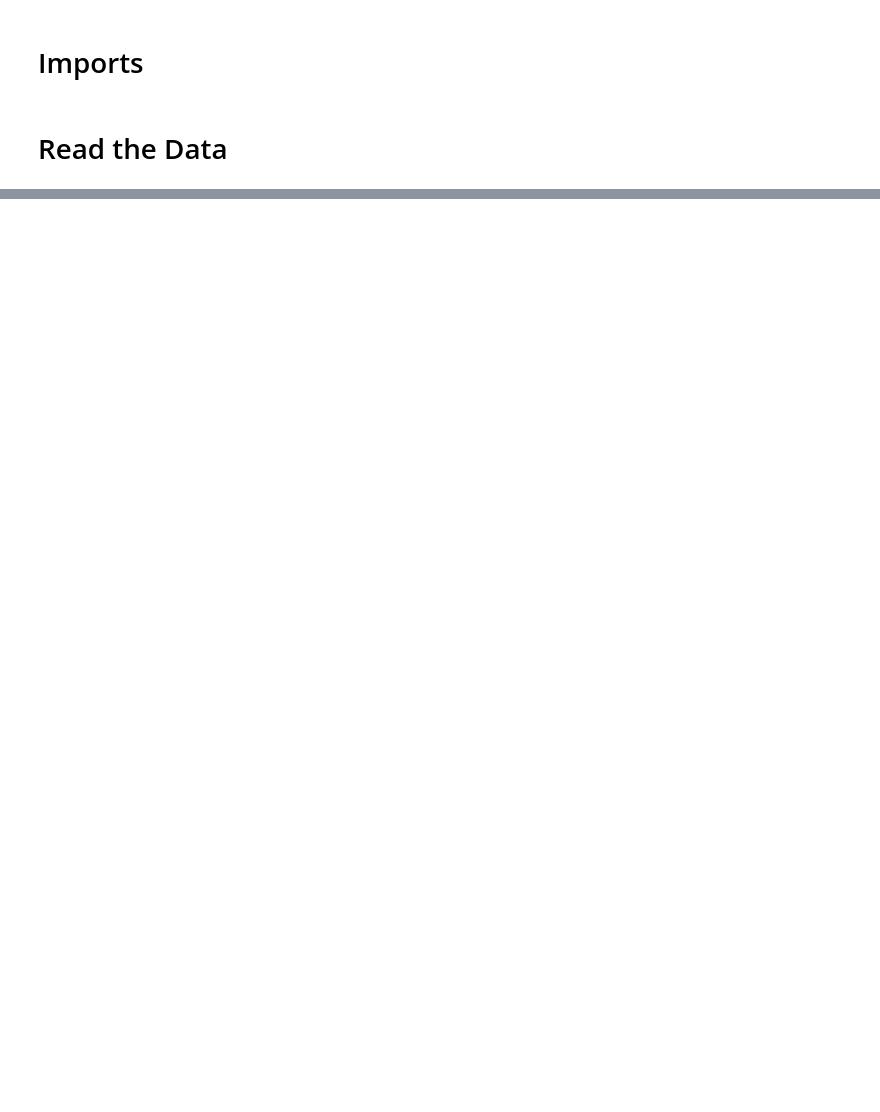
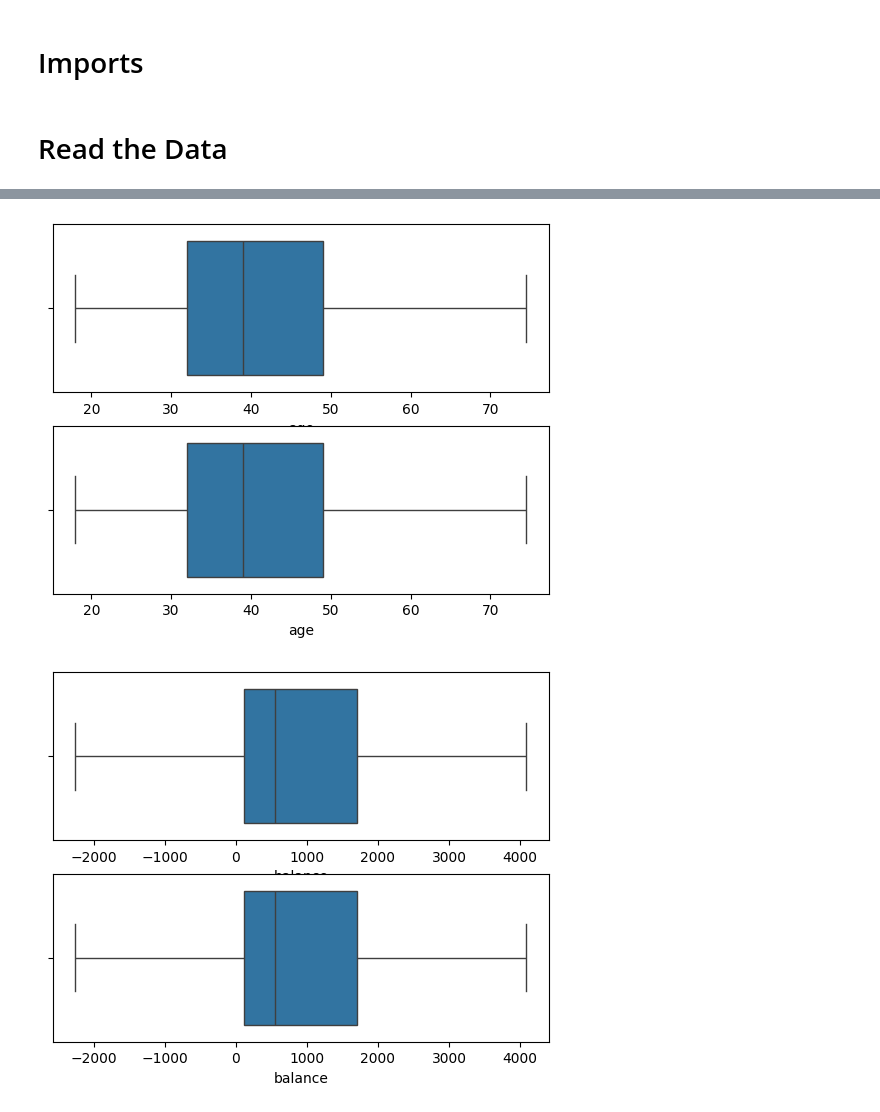
Before and after one commit to MohamadElnomrossie/Alex8, a Jupyter notebook: Data Science/Bank-Marketing (2)/Bank Marketing.ipynb, the cells around one changed output, grey strips where cells are left out. Cells and saved outputs as stored; diff of their text form; code cells hidden in the pictures; blank space fills up the shorter version.

Commit message:
data  added

```diff
--- a/Data Science/Bank-Marketing (2)/Bank Marketing.ipynb
+++ b/Data Science/Bank-Marketing (2)/Bank Marketing.ipynb
@@ -57,0 +12,2 @@
+# %%
+df=pd.read_csv("bank.csv")
@@ -57,0 +23,20 @@
+# %%
+def remove_outliers(col):
+    fig,ax=plt.subplots((2))
+    sb.boxplot(data=df,x=col,ax=ax[0])
+    q1=df[col].quantile(.25)
+    q3=df[col].quantile(.75)
+    IQR=q3-q1
+    lower=q1-1.5*IQR
+    upper=q3+1.5*IQR
+    upper_values=df[df[col]>upper][col].values
+    lower_values=df[df[col]<lower][col].values
+    df[col].replace(upper_values,upper,inplace=True)
+    df[col].replace(lower_values,lower,inplace=True)
+    sb.boxplot(data=df,x=col,ax=ax[1])
+# %%
+for col in ['age','balance','duration']:
+    remove_outliers(col)
+# %% [output]
+[figure, added]
+[figure, added]
```
Also changed, not shown: parts of 38 cells of this notebook.
